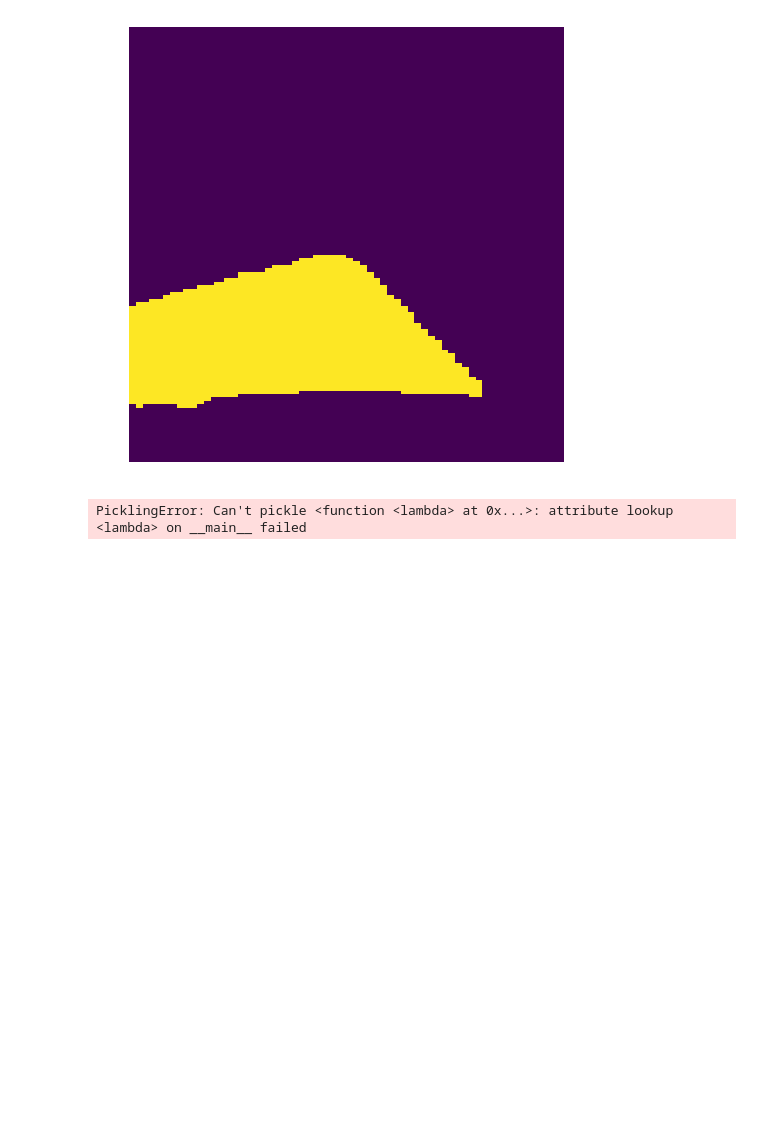
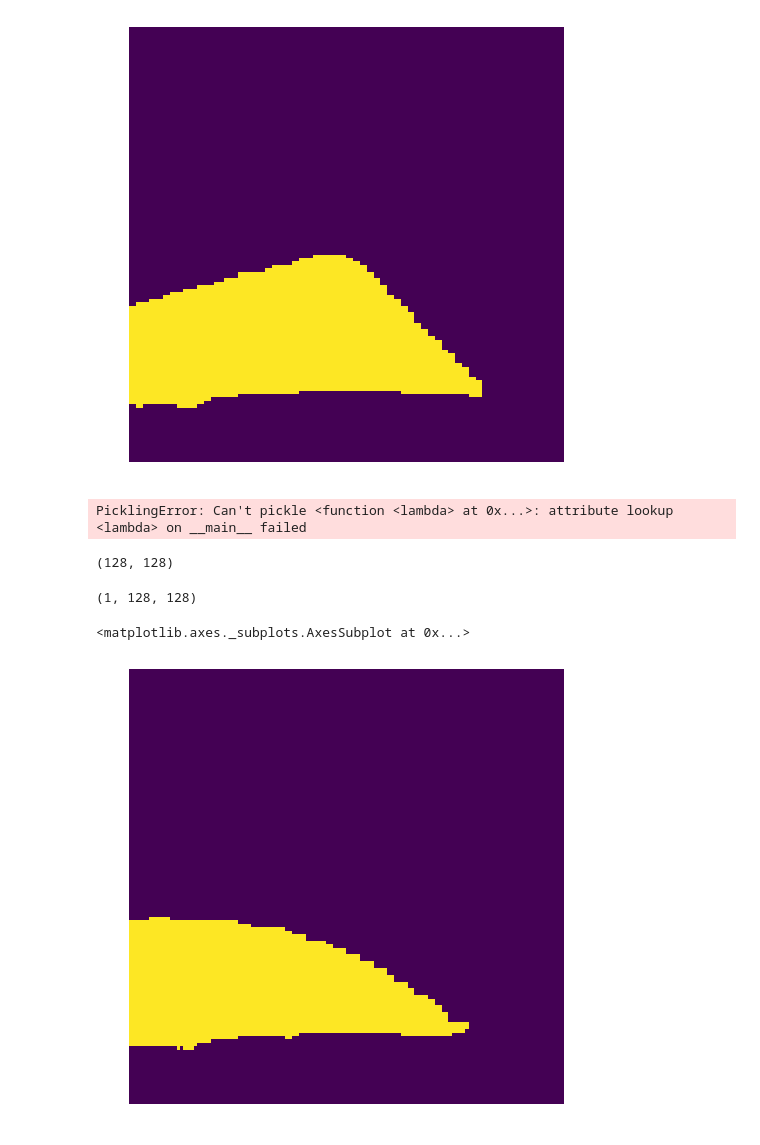
Before and after one commit to thedch/lyft-challenge, a Jupyter notebook: lyft.ipynb, the cells around one changed output. Drawn from its saved outputs; the diff is of its cells as text; code cells hidden in the pictures; blank space fills up the shorter version.

Commit message:
Figured out how to use the tranform object to predict on a new image

```diff
--- a/lyft.ipynb
+++ b/lyft.ipynb
@@ -270,3 +270,37 @@ torch.save(learn.model, 'road-fullmodel.pt')
 # torch.save(learn.model.state_dict(), 'road-weights.pt')
 # %% [output]
 PicklingError: Can't pickle <function <lambda> at 0x...>: attribute lookup <lambda> on __main__ failed
+# %%
+learn.load('road-128')
+# %%
+learn.precompute=False
+# %%
+train_tfms, val_tfms = transforms
+im = open_image(input_images/'100.png')
+# print(train_tfms)
+# print()
+# print(val_tfms)
+
+aug_t, aug_v = val_tfms(im, im)
+
+# aug_im = tfm(im,im)
+
+# show_img(aug_im[0])
+
+# aug_im[0].shape
+# im = tfm(np.array(Image.open(input_images/'100.png')))
+# %%
+aug_v.shape
+# %% [output]
+(128, 128)
+# %%
+pred = learn.predict_array(aug_t[None])
+# %%
+pred.shape
+# %% [output]
+(1, 128, 128)
+# %%
+show_img(pred[0,...]>0)
+# %% [output]
+<matplotlib.axes._subplots.AxesSubplot at 0x...>
+[figure, added]
```
Also changed, not shown: parts of 3 cells of this notebook.
